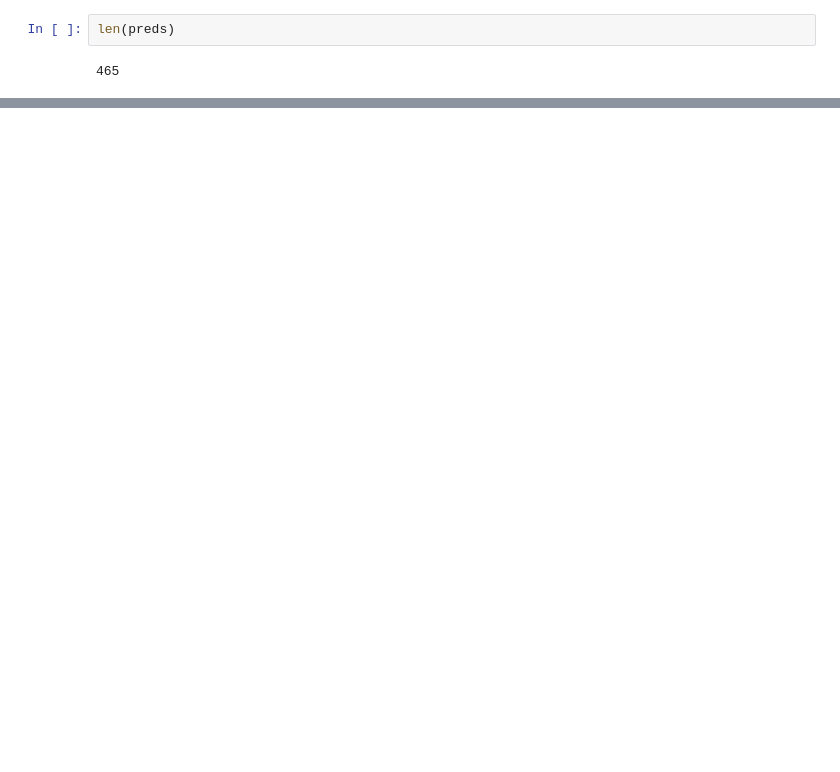
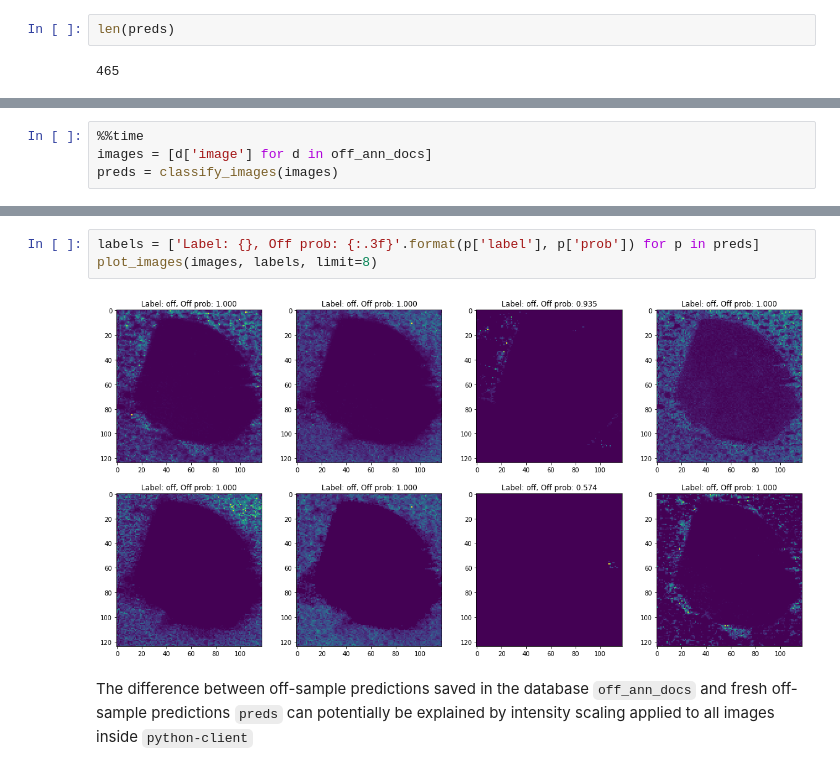
Before and after one commit to metaspace2020/metaspace, a Jupyter notebook: metaspace/python-client/example/explore_off_sample_results.ipynb, the cells around one changed output, grey strips where cells are left out. Cells and saved outputs as stored; diff of their text form; blank space fills up the shorter version.

```diff
--- a/metaspace/python-client/example/explore_off_sample_results.ipynb
+++ b/metaspace/python-client/example/explore_off_sample_results.ipynb
@@ -219,0 +163,4 @@ plot_images(images, preds)
+# %%
+%%time
+images = [d['image'] for d in off_ann_docs]
+preds = classify_images(images)
@@ -220 +170,8 @@ plot_images(images, preds)
+# %%
+labels = ['Label: {}, Off prob: {:.3f}'.format(p['label'], p['prob']) for p in preds]
+plot_images(images, labels, limit=8)
+# %% [output]
+[figure, added]
+# %% [markdown]
+The difference between off-sample predictions saved in the database `off_ann_docs` and fresh off-sample predictions `preds` can potentially be explained by intensity scaling applied to all images inside `python-client`
 # %%
```
Also changed, not shown: parts of 24 cells of this notebook, 1 other file.
